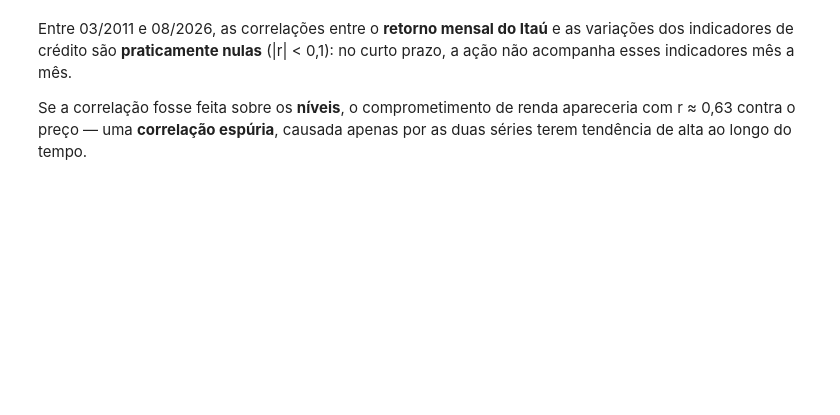
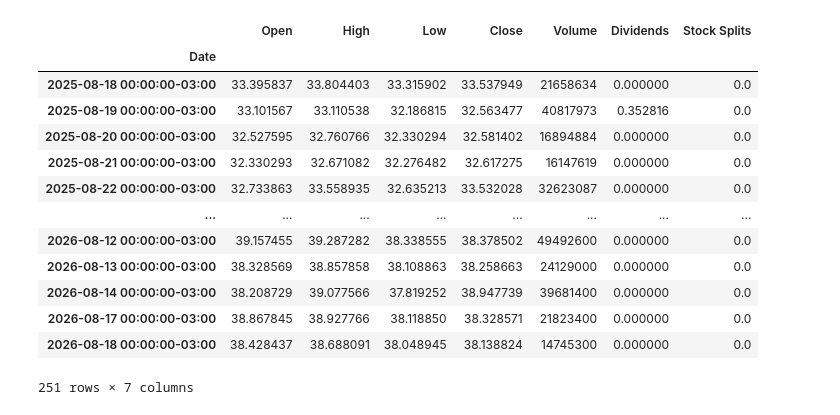
Before and after one commit to Vitor-neia/itau-itub4-vs-cdi, a Jupyter notebook: Análise ITUB4/Analise.ipynb, the cells around one changed output. Drawn from its saved outputs; the diff is of its cells as text; code cells hidden in the pictures; blank space fills up the shorter version.

```diff
--- a/Análise ITUB4/Analise.ipynb
+++ b/Análise ITUB4/Analise.ipynb
@@ -406,4 +0,0 @@ fig.show()
-# %% [markdown]
-Entre 03/2011 e 08/2026, as correlações entre o **retorno mensal do Itaú** e as variações dos indicadores de crédito são **praticamente nulas** (|r| < 0,1): no curto prazo, a ação não acompanha esses indicadores mês a mês.
-
-Se a correlação fosse feita sobre os **níveis**, o comprometimento de renda apareceria com r ≈ 0,63 contra o preço — uma **correlação espúria**, causada apenas por as duas séries terem tendência de alta ao longo do tempo.
@@ -409,0 +10,25 @@ Se a correlação fosse feita sobre os **níveis**, o comprometimento de renda a
+# %%
+# Importando dados do Itau
+ticker = yf.Ticker('ITUB4.SA')
+# %%
+# Importando Dados de um ano
+# Janela fixa para os resultados serem reproduzíveis
+df_historico = ticker.history(start='2025-08-18', end='2026-08-19')
+# %%
+# Mostrando dataset
+df_historico
+# %% [output]
+|  | Open | High | Low | Close | Volume | Dividends | Stock Splits |
+| Date |  |  |  |  |  |  |  |
+| 2025-08-18 00:00:00-03:00 | 33.395837 | 33.804403 | 33.315902 | 33.537949 | 21658634 | 0.000000 | 0.0 |
+| 2025-08-19 00:00:00-03:00 | 33.101567 | 33.110538 | 32.186815 | 32.563477 | 40817973 | 0.352816 | 0.0 |
+| 2025-08-20 00:00:00-03:00 | 32.527595 | 32.760766 | 32.330294 | 32.581402 | 16894884 | 0.000000 | 0.0 |
+| 2025-08-21 00:00:00-03:00 | 32.330293 | 32.671082 | 32.276482 | 32.617275 | 16147619 | 0.000000 | 0.0 |
+| 2025-08-22 00:00:00-03:00 | 32.733863 | 33.558935 | 32.635213 | 33.532028 | 32623087 | 0.000000 | 0.0 |
+| ... | ... | ... | ... | ... | ... | ... | ... |
+| 2026-08-12 00:00:00-03:00 | 39.157455 | 39.287282 | 38.338555 | 38.378502 | 49492600 | 0.000000 | 0.0 |
+| 2026-08-13 00:00:00-03:00 | 38.328569 | 38.857858 | 38.108863 | 38.258663 | 24129000 | 0.000000 | 0.0 |
+| 2026-08-14 00:00:00-03:00 | 38.208729 | 39.077566 | 37.819252 | 38.947739 | 39681400 | 0.000000 | 0.0 |
+| 2026-08-17 00:00:00-03:00 | 38.867845 | 38.927766 | 38.118850 | 38.328571 | 21823400 | 0.000000 | 0.0 |
+| 2026-08-18 00:00:00-03:00 | 38.428437 | 38.688091 | 38.048945 | 38.138824 | 14745300 | 0.000000 | 0.0 |
+251 rows × 7 columns
```
Also changed, not shown: parts of 125 cells of this notebook.
